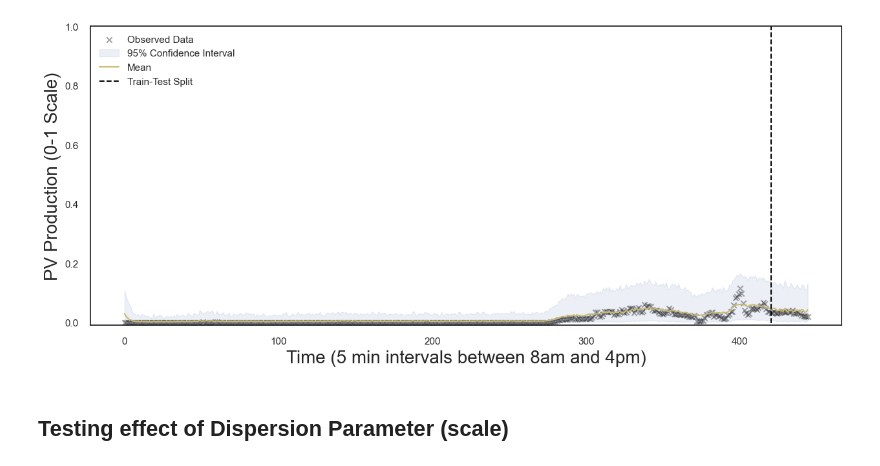
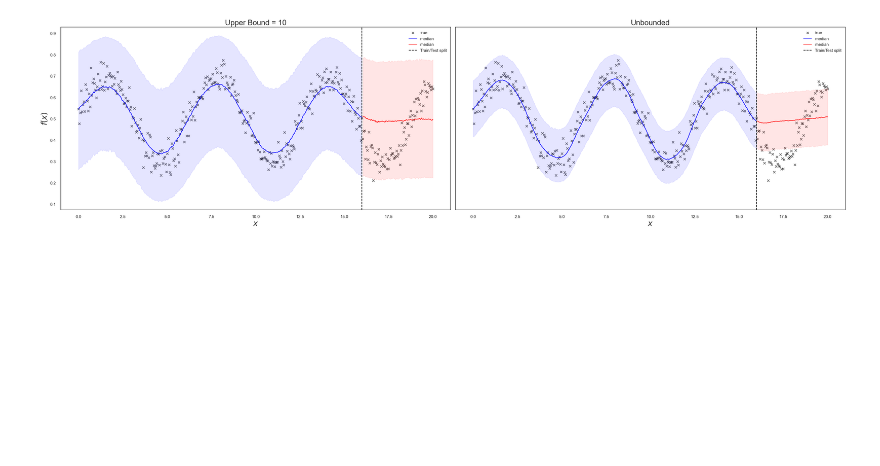
Before and after one commit to eirikbaekkelund/Dissertation, a Jupyter notebook: examples/docs/beta_gp.ipynb, the cells around one changed output. Cells and saved outputs as stored; diff of their text form; code cells hidden in the pictures; blank space fills up the shorter version.

```diff
--- a/examples/docs/beta_gp.ipynb
+++ b/examples/docs/beta_gp.ipynb
@@ -14,13 +13,8 @@ from models import ApproximateGPBaseModel
 from likelihoods.beta import BetaLikelihood_MeanParametrization
 from kernels import Kernel
 # %%
-# set seed for reproducibility
-SEED = 42
-torch.manual_seed(SEED)
-np.random.seed(SEED)
-
 # data parameters
-DAY_INIT = 60
+DAY_INIT = 6
 DAY_MIN = 8
 DAY_MAX = 16
 N_DAYS = 5
@@ -95,5 +94,12 @@ kernel = kernel.get_quasi_periodic(matern_base=matern_base,
+# %%
+# create sinusoidal data
+x = torch.linspace(0, 20, 400)
+y = torch.sin(x)*0.2 + 0.5 + torch.randn_like(x)*0.04
+n_tr = int(len(x)*0.8)
+x_train, y_train = x[:n_tr], y[:n_tr]
+x_test, y_test = x[n_tr:], y[n_tr:]
 # %%
-jitter = 1e-2
+jitter = 1e-6
 
 config = {  'type': 'stochastic',
             'name': 'mean_field',
@@ -102,9 +108,9 @@ config = {  'type': 'stochastic',
             }
 inputs ={
     'X' : x_train,
+    'y' : y_train,
     'config': config,
     'jitter': jitter,
-    'likelihood': BetaLikelihood_MeanParametrization(scale=30),
     'mean_module': mean,
     'covar_module': kernel,
     'learn_inducing_locations': False
@@ -113,14 +119,37 @@ inputs ={
 n_loops = y_train.size(-1)
 #f ig, axes = plt.subplots(y_train.size(-1) // 2, 2, figsize=(40, 8*n_loops // 2))
 # axes = axes.flatten()
-fig, ax = plt.subplots(1, 1, figsize=(15, 6))
+fig, ax = plt.subplots(1, 2, figsize=(30, 8), sharey=True)
+ax = ax.flatten()
 n_loops = 1
-for idx in range(n_loops):
-    inputs['y'] = y_train[:,idx]
+for idx, upper_bnd in enumerate([10, 5000]):
+    inputs['likelihood'] = BetaLikelihood_MeanParametrization(scale=5 if upper_bnd == 10 else 40,
+                                                              scale_upper_bnd=upper_bnd)
+    model_beta = ApproximateGPBaseModel(**inputs)
+    model_beta.fit(n_iter=100, lr=0.2,  verbose=True)
 
-    model_beta = ApproximateGPBaseModel(**inputs)
-    model_beta.fit(n_iter=300, lr=0.2,  verbose=True)
-    preds = model_beta.predict(X)
+    ax[idx].scatter(x, y, label='true', color='black', marker='x', alpha=0.6)
 
-    plot_gp_ax(model_beta, x_train, x_test, y_train[:,idx], y_test[:,idx], pred_type='mean', ax=ax)# axes[idx])
+    median, lower, upper = model_beta.predict(x_train, pred_type='median')
+    ax[idx].plot(x_train, median, label='median', color='blue')
+    ax[idx].fill_between(x_train, lower, upper, alpha=0.1, color='blue')
+
+    median, lower, upper = model_beta.predict(x_test, pred_type='median')
+    ax[idx].plot(x_test, median, label='median', color='red')
+    ax[idx].fill_between(x_test, lower, upper, alpha=0.1, color='red')
+
+    ax[idx].axvline(x=x_train.max(), color='black', linestyle='--', label='Train/Test split')
+
+    if idx == 0:
+        ax[idx].set_title(f'Upper Bound = {upper_bnd}', fontsize=20)
+    else:
+        ax[idx].set_title(f'Unbounded', fontsize=20)
+    ax[idx].set_xlabel(r'$x$', fontsize=20)
+    if idx == 0:
+        ax[idx].set_ylabel(r'$f(x)$', fontsize=20)
+
+    ax[idx].legend()
+
+plt.tight_layout()
+plt.show()
 # %% [output]
@@ -137,3 +176 @@ Iter 300/300 - Loss: -8.407
-[figure, old version]
+[figure, new version]
-# %% [markdown]
-## Testing effect of Dispersion Parameter (scale)
```
Also changed, not shown: parts of 13 cells of this notebook, 25 other files.
